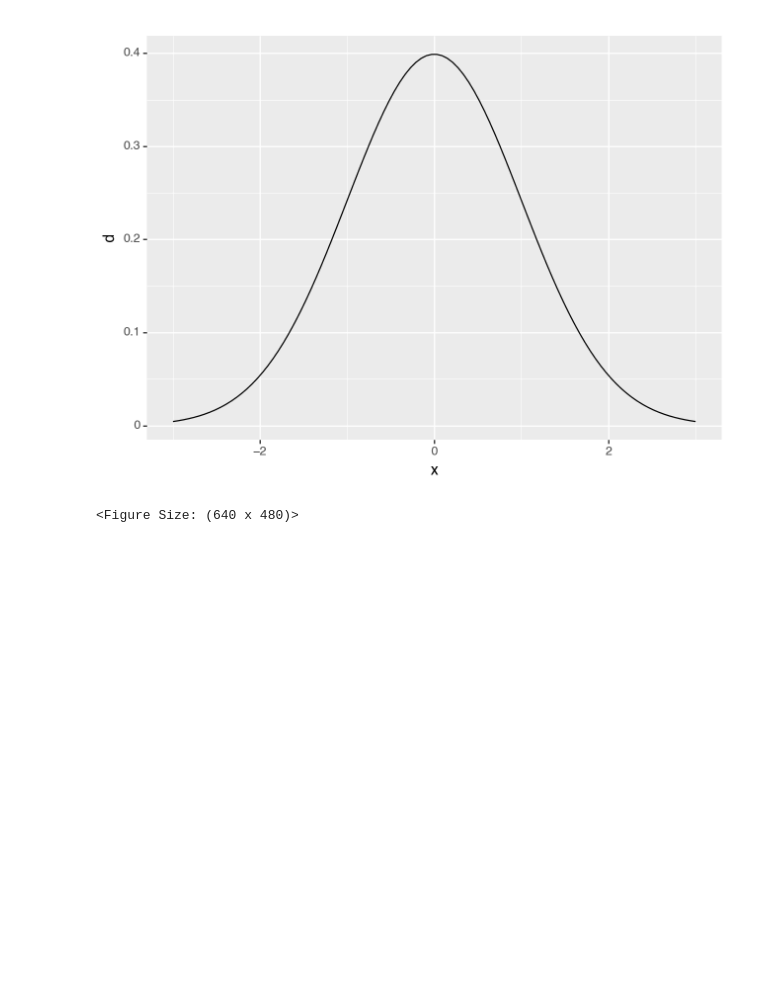
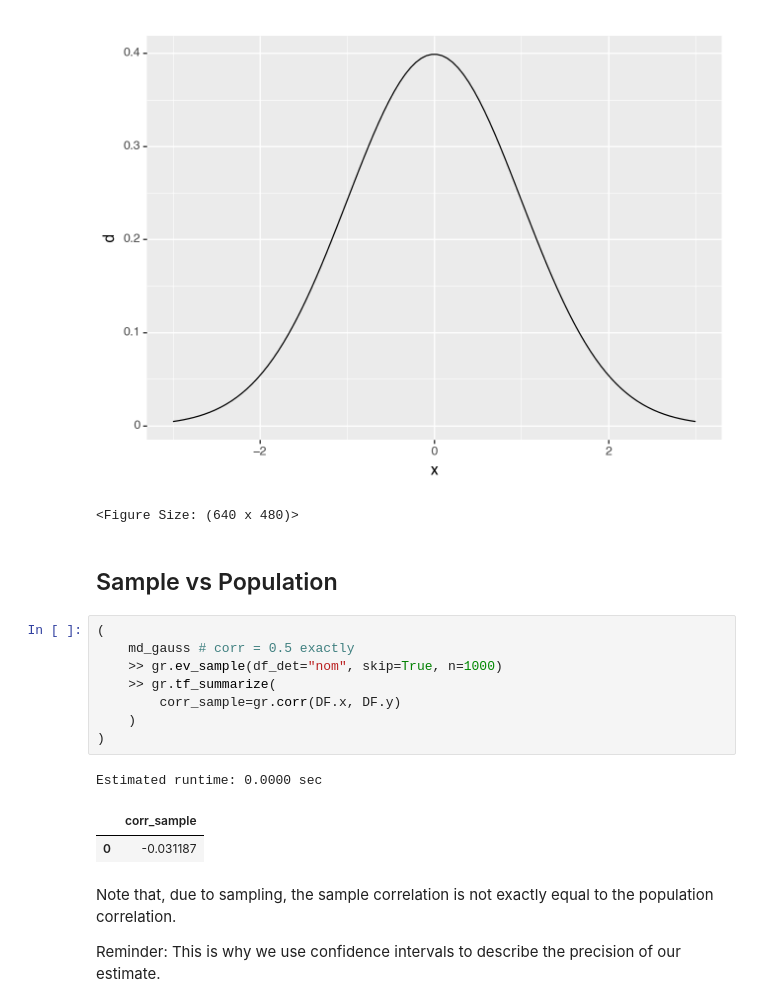
Before and after one commit to zdelrosario/pdo-notes, a Jupyter notebook: 2026/day19.ipynb, the cells around one changed output. Drawn from its saved outputs; the diff is of its cells as text; blank space fills up the shorter version.

```diff
--- a/2026/day19.ipynb
+++ b/2026/day19.ipynb
@@ -90,3 +83,21 @@ df_2d['d'] = md_gauss.density.d(df_2d[["x", "y"]])
 # %% [output]
 [figure]
 <Figure Size: (640 x 480)>
+# %% [markdown]
+## Sample vs Population
+# %%
+(
+    md_gauss # corr = 0.5 exactly
+    >> gr.ev_sample(df_det="nom", skip=True, n=1000)
+    >> gr.tf_summarize(
+        corr_sample=gr.corr(DF.x, DF.y)
+    )
+)
+# %% [output]
+Estimated runtime: 0.0000 sec
+|  | corr_sample |
+| 0 | -0.031187 |
+# %% [markdown]
+Note that, due to sampling, the sample correlation is not exactly equal to the population correlation.
+
+Reminder: This is why we use confidence intervals to describe the precision of our estimate.
```
Also changed, not shown: parts of 8 cells of this notebook.
